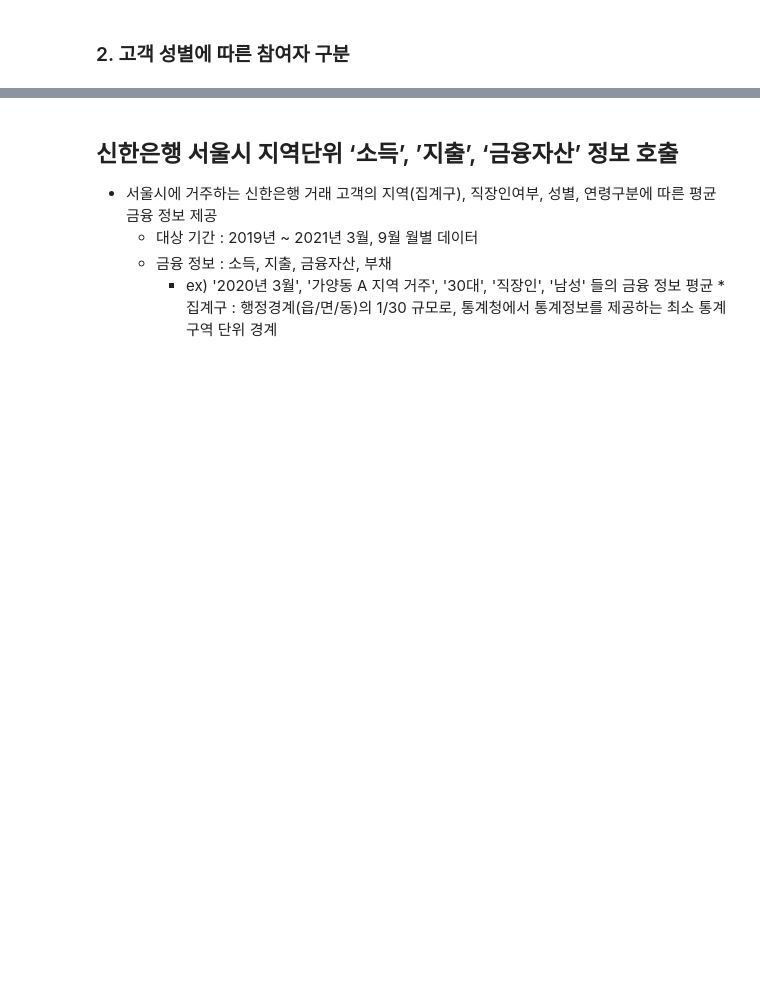
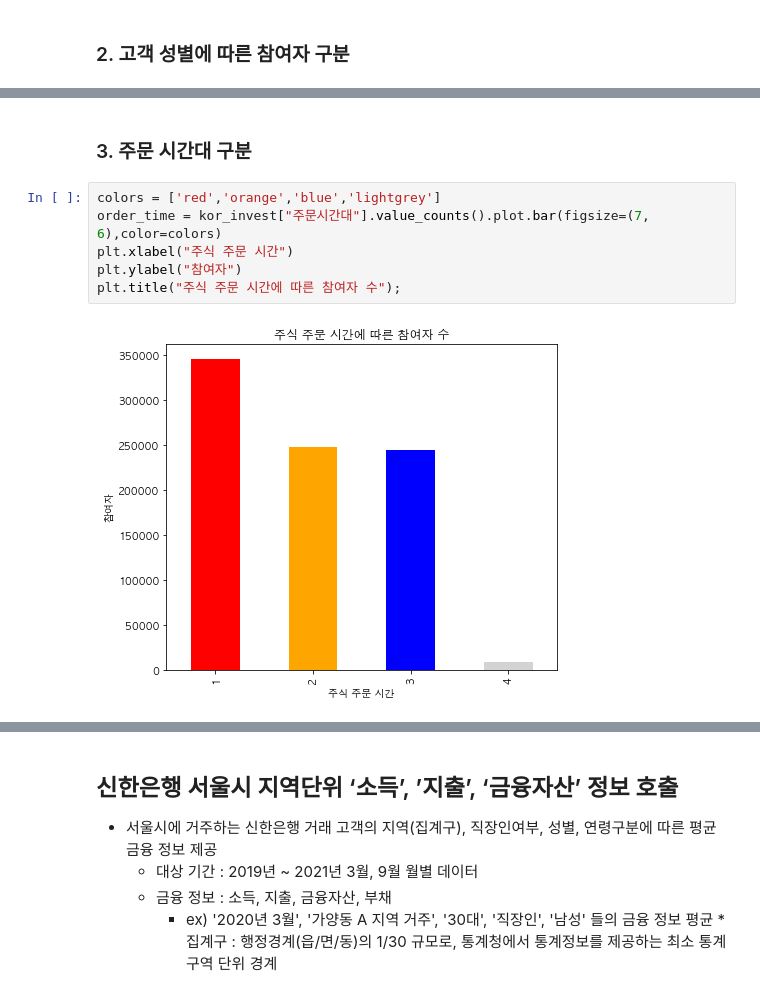
Before and after one commit to RyanKor/financial-data-competition-2021, a Jupyter notebook: Financial Data Competition 2021.ipynb, the cells around one changed output, grey strips where cells are left out. Saved outputs shown, nothing was run; the diff lists cells and outputs as text; blank space fills up the shorter version.

```diff
--- a/Financial Data Competition 2021.ipynb
+++ b/Financial Data Competition 2021.ipynb
@@ -139,0 +140,10 @@ plt.title("Participants By Sex");
+# %% [markdown]
+### 3. 주문 시간대 구분
+# %%
+colors = ['red','orange','blue','lightgrey']
+order_time = kor_invest["주문시간대"].value_counts().plot.bar(figsize=(7, 6),color=colors)
+plt.xlabel("주식 주문 시간")
+plt.ylabel("참여자")
+plt.title("주식 주문 시간에 따른 참여자 수");
+# %% [output]
+[figure, added]
```
Also changed, not shown: parts of 19 cells of this notebook.
